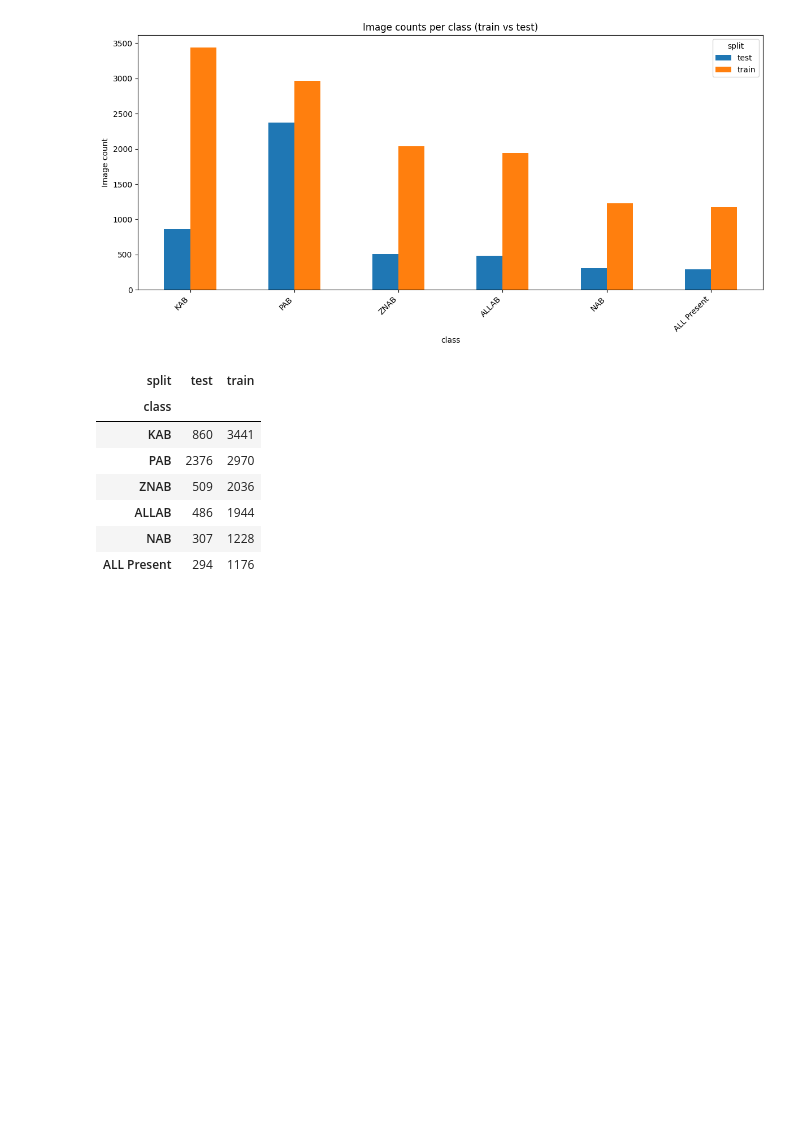
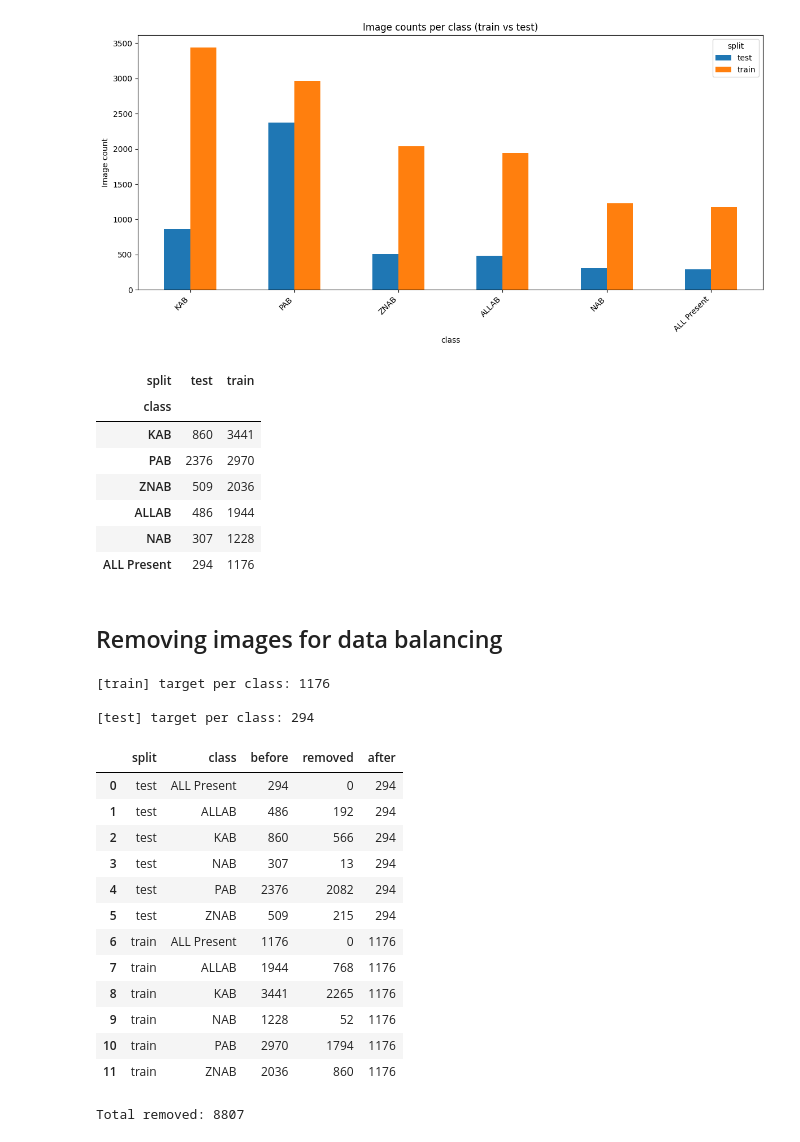
Before and after one commit to Ciampitti-Lab/HackIL, a Jupyter notebook: notebooks/image_data_analysis.ipynb, the cells around one changed output. Cells and saved outputs as stored; diff of their text form; code cells hidden in the pictures; blank space fills up the shorter version.

```diff
--- a/notebooks/image_data_analysis.ipynb
+++ b/notebooks/image_data_analysis.ipynb
@@ -28,7 +28,7 @@ import pandas as pd
 
 import matplotlib.pyplot as plt
 
-root = Path("../data/proximal_data/Nutrition_dataset")
+root = Path("../data/Nutrition_dataset")
 if not root.exists():
     raise FileNotFoundError(f"{root} not found: {root}")
 
@@ -99,3 +99,75 @@ display(pivot)
 | ALLAB | 486 | 1944 |
 | NAB | 307 | 1228 |
 | ALL Present | 294 | 1176 |
+# %% [markdown]
+## Removing images for data balancing
+# %%
+import random
+
+# Balance each split independently (train and test) by downsampling to the smallest class
+random.seed(42)
+
+splits = ["train", "test"]
+summary = []
+
+for split in splits:
+    split_dir = root / split
+    if not split_dir.exists():
+        print(f"Skipping missing split folder: {split_dir}")
+        continue
+
+    class_files = {}
+    for class_dir in split_dir.iterdir():
+        if class_dir.is_dir():
+            files = [f for f in class_dir.rglob("*") if f.is_file() and f.suffix.lower() in image_exts]
+            if files:
+                class_files[class_dir.name] = files
+
+    if not class_files:
+        print(f"No class images found in: {split_dir}")
+        continue
+
+    min_count = min(len(files) for files in class_files.values())
+    print(f"\n[{split}] target per class: {min_count}")
+
+    for cls, files in class_files.items():
+        excess = len(files) - min_count
+        removed = 0
+
+        if excess > 0:
+            to_remove = random.sample(files, excess)
+            for fp in to_remove:
+                fp.unlink()
+            removed = excess
+
+        summary.append(
+            {
+                "split": split,
+                "class": cls,
+                "before": len(files),
+                "removed": removed,
+                "after": len(files) - removed,
+            }
+        )
+
+summary_df = pd.DataFrame(summary).sort_values(["split", "class"]).reset_index(drop=True)
+display(summary_df)
+print("\nTotal removed:", int(summary_df["removed"].sum()) if not summary_df.empty else 0)
+# %% [output]
+[train] target per class: 1176
+
+[test] target per class: 294
+|  | split | class | before | removed | after |
+| 0 | test | ALL Present | 294 | 0 | 294 |
+| 1 | test | ALLAB | 486 | 192 | 294 |
+| 2 | test | KAB | 860 | 566 | 294 |
+| 3 | test | NAB | 307 | 13 | 294 |
+| 4 | test | PAB | 2376 | 2082 | 294 |
+| 5 | test | ZNAB | 509 | 215 | 294 |
+| 6 | train | ALL Present | 1176 | 0 | 1176 |
+| 7 | train | ALLAB | 1944 | 768 | 1176 |
+| 8 | train | KAB | 3441 | 2265 | 1176 |
+| 9 | train | NAB | 1228 | 52 | 1176 |
+| 10 | train | PAB | 2970 | 1794 | 1176 |
+| 11 | train | ZNAB | 2036 | 860 | 1176 |
+Total removed: 8807
```
Also changed, not shown: parts of 5 cells of this notebook, 4 other files.
